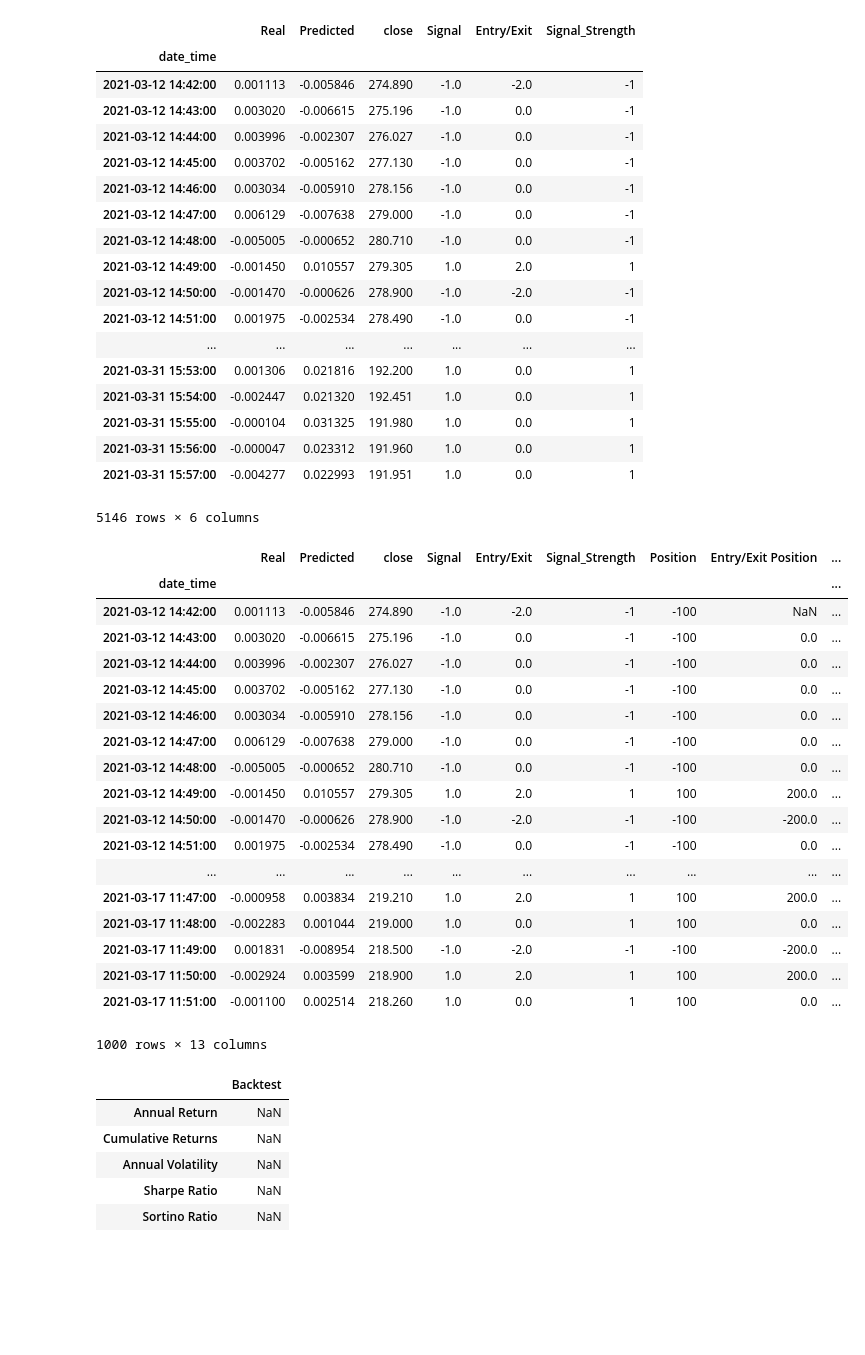
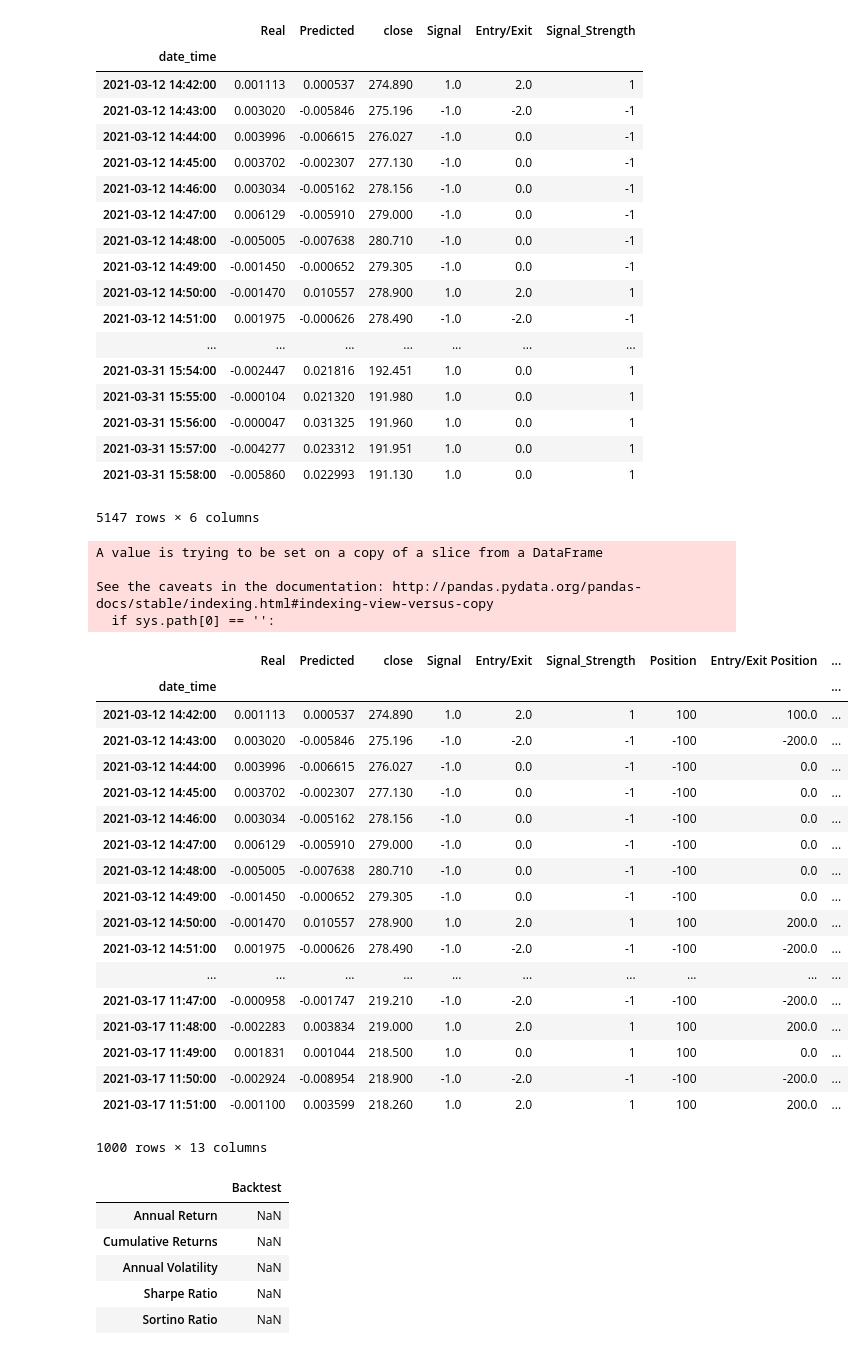
Before and after one commit to vweinblatt123/CF-Project2, a Jupyter notebook: Victor/trading_strategy.ipynb, the cells around one changed output. Saved outputs shown, nothing was run; the diff lists cells and outputs as text; code cells hidden in the pictures; blank space fills up the shorter version.

```diff
--- a/Victor/trading_strategy.ipynb
+++ b/Victor/trading_strategy.ipynb
@@ -10,6 +10,3 @@ from pathlib import Path
 file_path = Path("predictions.csv")
 signals_df = pd.read_csv(file_path, infer_datetime_format = True, parse_dates = True, index_col = "date_time")
 signals_df.sort_index(inplace=True)
-# %%
-signals_df[['Predicted']] = signals_df[['Predicted']].shift(-1)
-signals_df.dropna(inplace=True)
@@ -40,73 +23,78 @@ signals_df
 # %% [output]
 |  | Real | Predicted | close | Signal | Entry/Exit | Signal_Strength |
 | date_time |  |  |  |  |  |  |
-| 2021-03-12 14:42:00 | 0.001113 | -0.005846 | 274.890 | -1.0 | -2.0 | -1 |
-| 2021-03-12 14:43:00 | 0.003020 | -0.006615 | 275.196 | -1.0 | 0.0 | -1 |
-| 2021-03-12 14:44:00 | 0.003996 | -0.002307 | 276.027 | -1.0 | 0.0 | -1 |
-| 2021-03-12 14:45:00 | 0.003702 | -0.005162 | 277.130 | -1.0 | 0.0 | -1 |
-| 2021-03-12 14:46:00 | 0.003034 | -0.005910 | 278.156 | -1.0 | 0.0 | -1 |
-| 2021-03-12 14:47:00 | 0.006129 | -0.007638 | 279.000 | -1.0 | 0.0 | -1 |
-| 2021-03-12 14:48:00 | -0.005005 | -0.000652 | 280.710 | -1.0 | 0.0 | -1 |
-| 2021-03-12 14:49:00 | -0.001450 | 0.010557 | 279.305 | 1.0 | 2.0 | 1 |
-| 2021-03-12 14:50:00 | -0.001470 | -0.000626 | 278.900 | -1.0 | -2.0 | -1 |
-| 2021-03-12 14:51:00 | 0.001975 | -0.002534 | 278.490 | -1.0 | 0.0 | -1 |
+| 2021-03-12 14:42:00 | 0.001113 | 0.000537 | 274.890 | 1.0 | 2.0 | 1 |
+| 2021-03-12 14:43:00 | 0.003020 | -0.005846 | 275.196 | -1.0 | -2.0 | -1 |
+| 2021-03-12 14:44:00 | 0.003996 | -0.006615 | 276.027 | -1.0 | 0.0 | -1 |
+| 2021-03-12 14:45:00 | 0.003702 | -0.002307 | 277.130 | -1.0 | 0.0 | -1 |
+| 2021-03-12 14:46:00 | 0.003034 | -0.005162 | 278.156 | -1.0 | 0.0 | -1 |
+| 2021-03-12 14:47:00 | 0.006129 | -0.005910 | 279.000 | -1.0 | 0.0 | -1 |
+| 2021-03-12 14:48:00 | -0.005005 | -0.007638 | 280.710 | -1.0 | 0.0 | -1 |
+| 2021-03-12 14:49:00 | -0.001450 | -0.000652 | 279.305 | -1.0 | 0.0 | -1 |
+| 2021-03-12 14:50:00 | -0.001470 | 0.010557 | 278.900 | 1.0 | 2.0 | 1 |
+| 2021-03-12 14:51:00 | 0.001975 | -0.000626 | 278.490 | -1.0 | -2.0 | -1 |
 | ... | ... | ... | ... | ... | ... | ... |
-| 2021-03-31 15:53:00 | 0.001306 | 0.021816 | 192.200 | 1.0 | 0.0 | 1 |
-| 2021-03-31 15:54:00 | -0.002447 | 0.021320 | 192.451 | 1.0 | 0.0 | 1 |
-| 2021-03-31 15:55:00 | -0.000104 | 0.031325 | 191.980 | 1.0 | 0.0 | 1 |
-| 2021-03-31 15:56:00 | -0.000047 | 0.023312 | 191.960 | 1.0 | 0.0 | 1 |
-| 2021-03-31 15:57:00 | -0.004277 | 0.022993 | 191.951 | 1.0 | 0.0 | 1 |
+| 2021-03-31 15:54:00 | -0.002447 | 0.021816 | 192.451 | 1.0 | 0.0 | 1 |
+| 2021-03-31 15:55:00 | -0.000104 | 0.021320 | 191.980 | 1.0 | 0.0 | 1 |
+| 2021-03-31 15:56:00 | -0.000047 | 0.031325 | 191.960 | 1.0 | 0.0 | 1 |
+| 2021-03-31 15:57:00 | -0.004277 | 0.023312 | 191.951 | 1.0 | 0.0 | 1 |
+| 2021-03-31 15:58:00 | -0.005860 | 0.022993 | 191.130 | 1.0 | 0.0 | 1 |
-5146 rows × 6 columns
+5147 rows × 6 columns
 # %%
 # Set initial capital
-initial_capital = float(500000)
+initial_capital = float(1000000)
 
 # Set the share size
 share_size = 100
 
 # Take a 500 share position where the dual moving average crossover is 1 (SMA50 is greater than SMA100)
 signals_df['Position'] = share_size * signals_df['Signal_Strength']
 
 # Find the points in time where a 500 share position is bought or sold
 signals_df['Entry/Exit Position'] = signals_df['Position'].diff()
+signals_df['Entry/Exit Position'][0] = signals_df['Position'][0]
 
 # Multiply share price by entry/exit positions and get the cumulatively sum
 signals_df['Portfolio Holdings'] = signals_df['close'] * signals_df['Entry/Exit Position'].cumsum()
 
 # Subtract the initial capital by the portfolio holdings to get the amount of liquid cash in the portfolio
 signals_df['Portfolio Cash'] = initial_capital - (signals_df['close'] * signals_df['Entry/Exit Position']).cumsum()
 
 # Get the total portfolio value by adding the cash amount by the portfolio holdings (or investments)
 signals_df['Portfolio Total'] = signals_df['Portfolio Cash'] + signals_df['Portfolio Holdings']
 
 # Calculate the portfolio daily returns
 signals_df['Portfolio Daily Returns'] = signals_df['Portfolio Total'].pct_change()
 
 # Calculate the cumulative returns
 signals_df['Portfolio Cumulative Returns'] = (1 + signals_df['Portfolio Daily Returns']).cumprod() - 1
 
 # Print the DataFrame
 signals_df.head(1000)
 # %% [output]
+A value is trying to be set on a copy of a slice from a DataFrame
+
+See the caveats in the documentation: http://pandas.pydata.org/pandas-docs/stable/indexing.html#indexing-view-versus-copy
+  if sys.path[0] == '':
 |  | Real | Predicted | close | Signal | Entry/Exit | Signal_Strength | Position | Entry/Exit Position | ... |
 | date_time |  |  |  |  |  |  |  |  | ... |
-| 2021-03-12 14:42:00 | 0.001113 | -0.005846 | 274.890 | -1.0 | -2.0 | -1 | -100 | NaN | ... |
-| 2021-03-12 14:43:00 | 0.003020 | -0.006615 | 275.196 | -1.0 | 0.0 | -1 | -100 | 0.0 | ... |
-| 2021-03-12 14:44:00 | 0.003996 | -0.002307 | 276.027 | -1.0 | 0.0 | -1 | -100 | 0.0 | ... |
-| 2021-03-12 14:45:00 | 0.003702 | -0.005162 | 277.130 | -1.0 | 0.0 | -1 | -100 | 0.0 | ... |
-| 2021-03-12 14:46:00 | 0.003034 | -0.005910 | 278.156 | -1.0 | 0.0 | -1 | -100 | 0.0 | ... |
-| 2021-03-12 14:47:00 | 0.006129 | -0.007638 | 279.000 | -1.0 | 0.0 | -1 | -100 | 0.0 | ... |
-| 2021-03-12 14:48:00 | -0.005005 | -0.000652 | 280.710 | -1.0 | 0.0 | -1 | -100 | 0.0 | ... |
-| 2021-03-12 14:49:00 | -0.001450 | 0.010557 | 279.305 | 1.0 | 2.0 | 1 | 100 | 200.0 | ... |
-| 2021-03-12 14:50:00 | -0.001470 | -0.000626 | 278.900 | -1.0 | -2.0 | -1 | -100 | -200.0 | ... |
-| 2021-03-12 14:51:00 | 0.001975 | -0.002534 | 278.490 | -1.0 | 0.0 | -1 | -100 | 0.0 | ... |
+| 2021-03-12 14:42:00 | 0.001113 | 0.000537 | 274.890 | 1.0 | 2.0 | 1 | 100 | 100.0 | ... |
+| 2021-03-12 14:43:00 | 0.003020 | -0.005846 | 275.196 | -1.0 | -2.0 | -1 | -100 | -200.0 | ... |
+| 2021-03-12 14:44:00 | 0.003996 | -0.006615 | 276.027 | -1.0 | 0.0 | -1 | -100 | 0.0 | ... |
+| 2021-03-12 14:45:00 | 0.003702 | -0.002307 | 277.130 | -1.0 | 0.0 | -1 | -100 | 0.0 | ... |
+| 2021-03-12 14:46:00 | 0.003034 | -0.005162 | 278.156 | -1.0 | 0.0 | -1 | -100 | 0.0 | ... |
+| 2021-03-12 14:47:00 | 0.006129 | -0.005910 | 279.000 | -1.0 | 0.0 | -1 | -100 | 0.0 | ... |
+| 2021-03-12 14:48:00 | -0.005005 | -0.007638 | 280.710 | -1.0 | 0.0 | -1 | -100 | 0.0 | ... |
+| 2021-03-12 14:49:00 | -0.001450 | -0.000652 | 279.305 | -1.0 | 0.0 | -1 | -100 | 0.0 | ... |
+| 2021-03-12 14:50:00 | -0.001470 | 0.010557 | 278.900 | 1.0 | 2.0 | 1 | 100 | 200.0 | ... |
+| 2021-03-12 14:51:00 | 0.001975 | -0.000626 | 278.490 | -1.0 | -2.0 | -1 | -100 | -200.0 | ... |
 | ... | ... | ... | ... | ... | ... | ... | ... | ... | ... |
-| 2021-03-17 11:47:00 | -0.000958 | 0.003834 | 219.210 | 1.0 | 2.0 | 1 | 100 | 200.0 | ... |
-| 2021-03-17 11:48:00 | -0.002283 | 0.001044 | 219.000 | 1.0 | 0.0 | 1 | 100 | 0.0 | ... |
-| 2021-03-17 11:49:00 | 0.001831 | -0.008954 | 218.500 | -1.0 | -2.0 | -1 | -100 | -200.0 | ... |
-| 2021-03-17 11:50:00 | -0.002924 | 0.003599 | 218.900 | 1.0 | 2.0 | 1 | 100 | 200.0 | ... |
-| 2021-03-17 11:51:00 | -0.001100 | 0.002514 | 218.260 | 1.0 | 0.0 | 1 | 100 | 0.0 | ... |
+| 2021-03-17 11:47:00 | -0.000958 | -0.001747 | 219.210 | -1.0 | -2.0 | -1 | -100 | -200.0 | ... |
+| 2021-03-17 11:48:00 | -0.002283 | 0.003834 | 219.000 | 1.0 | 2.0 | 1 | 100 | 200.0 | ... |
+| 2021-03-17 11:49:00 | 0.001831 | 0.001044 | 218.500 | 1.0 | 0.0 | 1 | 100 | 0.0 | ... |
+| 2021-03-17 11:50:00 | -0.002924 | -0.008954 | 218.900 | -1.0 | -2.0 | -1 | -100 | -200.0 | ... |
+| 2021-03-17 11:51:00 | -0.001100 | 0.003599 | 218.260 | 1.0 | 2.0 | 1 | 100 | 200.0 | ... |
-1000 rows × 13 columns
+1000 rows × 13 columns
 # %%
 # Prepare DataFrame for metrics
 metrics = [
```
Also changed, not shown: parts of 5 cells of this notebook.
